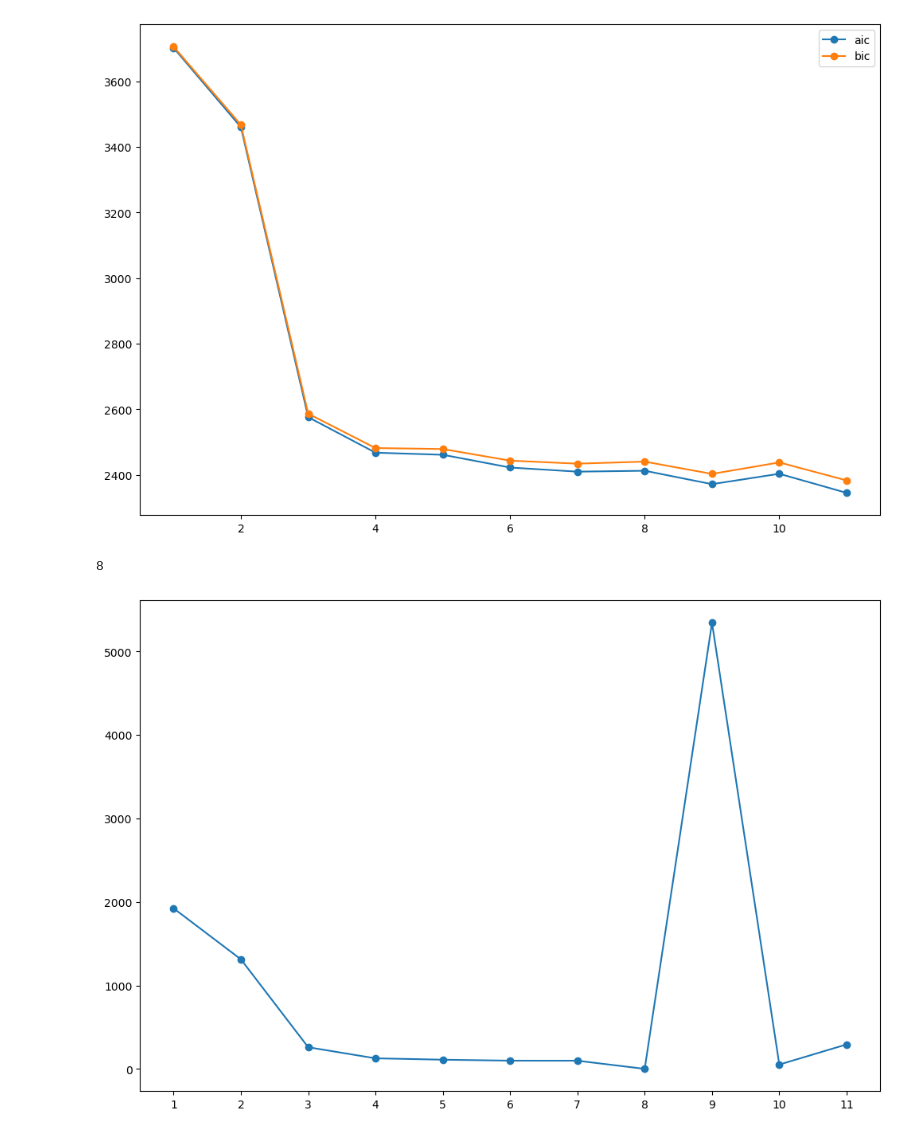
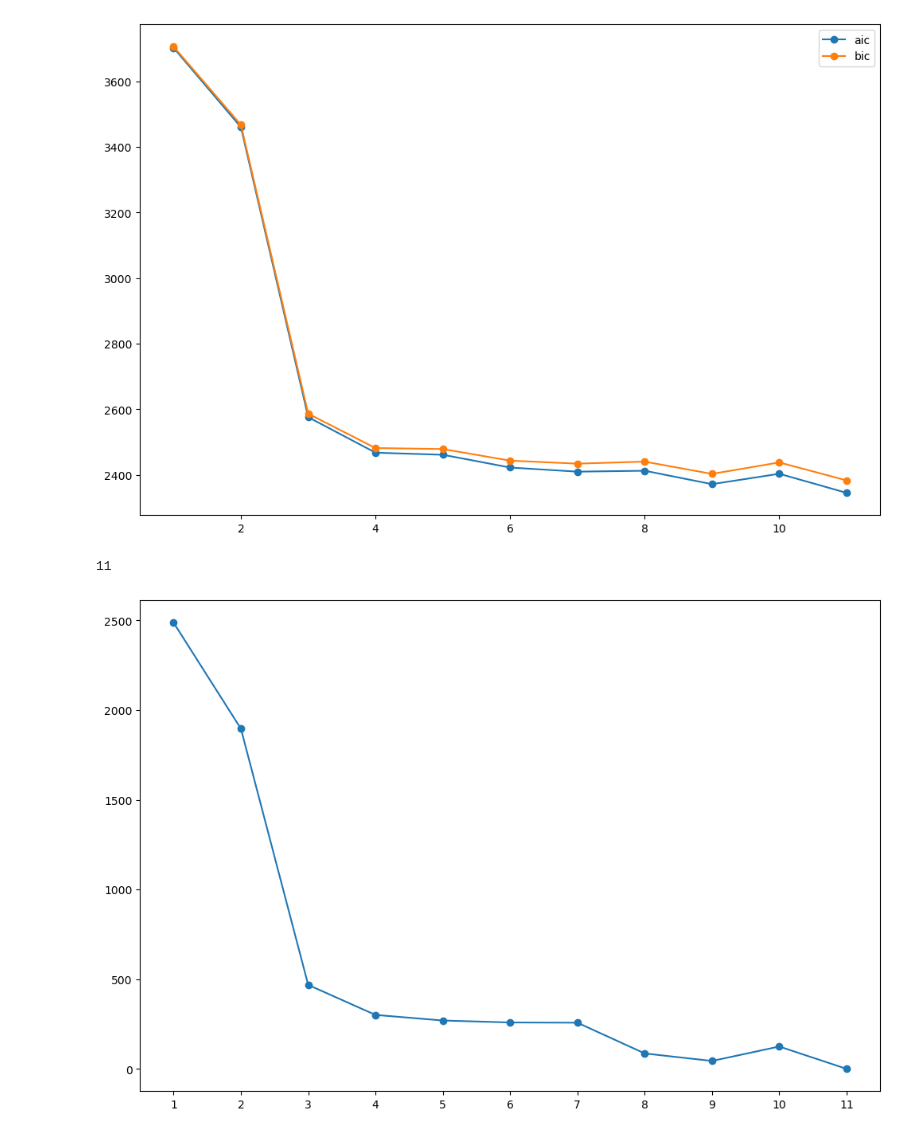
Before and after one commit to Pongpisit-Thanasutives/parametric-discovery, a Jupyter notebook: Spatial_KS_Equation_Chaotic_DEV1.ipynb, the cells around one changed output. Drawn from its saved outputs; the diff is of its cells as text; code cells hidden in the pictures.

```diff
--- a/Spatial_KS_Equation_Chaotic_DEV1.ipynb
+++ b/Spatial_KS_Equation_Chaotic_DEV1.ipynb
@@ -317,8 +317,9 @@ for com in complexities:
     uncertainties.append(uncert)
 uncertainties = np.array(uncertainties)
 
-nfft = None; axis = 1
-ground_periogram = periodogram(ifft(fft_Ut_grouped[:, :, 0]), nfft=nfft, axis=axis)[1]
+nfft = None; return_onesided = False
+# ground_periogram = periodogram(ifft(fft_Ut_grouped[:, :, 0]), nfft=nfft, axis=-1)[1]
+ground_periogram = periodogram(Ut_grouped[:, :, 0], return_onesided=return_onesided)[1]
 # %%
 epsilon = 1e-5
 time_integrator = lambda _: _
@@ -330,40 +331,45 @@ for com in complexities:
     vbics = []
     est_xi = np.zeros((fft_Theta_grouped[0].shape[-1], len(fft_Ut_grouped)))
     eff_indices = best_subsets[com][-1]
     for j in range(len(Theta_grouped)):
 #         est_xi[eff_indices, j:j+1] = BayesianRidge(fit_intercept=False).fit(Theta_grouped[j][:, eff_indices],
 #                                                                             Ut_grouped[j].flatten()).coef_.reshape(-1, 1)
         est_xi[eff_indices, j:j+1] = ARDRegression(fit_intercept=False).fit(Theta_grouped[j][:, eff_indices],
                                                                             Ut_grouped[j].flatten()).coef_.reshape(-1, 1)
 #         est_xi[eff_indices, j:j+1] = np.linalg.lstsq(Theta_grouped[j][:, eff_indices],
 #                                                      Ut_grouped[j],
 #                                                      rcond=None)[0]
-        post_prediction = fft_Theta_grouped[j][:, eff_indices]@(est_xi[eff_indices, j:j+1])
-        post_prediction = periodogram(ifft(post_prediction.flatten()))[1]
-        ground = periodogram(ifft(fft_Ut_grouped[j].flatten()))[1]
+#         post_prediction = fft_Theta_grouped[j][:, eff_indices]@(est_xi[eff_indices, j:j+1])
+#         post_prediction = periodogram(ifft(post_prediction.flatten()))[1]
+#         ground = periodogram(ifft(fft_Ut_grouped[j].flatten()))[1]
+        post_prediction = Theta_grouped[j][:, eff_indices]@(est_xi[eff_indices, j:j+1])
+        post_prediction = periodogram(post_prediction.T, return_onesided=return_onesided)[1]
+        ground = periodogram(Ut_grouped[j].T, return_onesided=return_onesided)[1]
         rss = np.linalg.norm(ground - post_prediction, 2)**2
         # vbics.append(rss2bic(rss, com+uncertainties[com-1], len(post_prediction), epsilon))
         vbics.append(rss2bic(rss, com, len(post_prediction), epsilon))
 
-    pred_group = ifft(prediction_group(fft_Theta_grouped, est_xi))
-    pred_periogram = periodogram(pred_group, nfft=nfft, axis=axis)[1]
+    # pred_group = ifft(prediction_group(fft_Theta_grouped, est_xi))
+    # pred_periogram = periodogram(pred_group, nfft=nfft, axis=axis)[1]
+    pred_group = prediction_group(Theta_grouped, est_xi)
+    pred_periogram = periodogram(pred_group, return_onesided=return_onesided)[1]
     diff_periogram = time_integrator(ground_periogram)-time_integrator(pred_periogram)
     res = np.vstack([diff_periogram[j] for j in range(len(diff_periogram))])
     nobs = np.prod(diff_periogram.shape)
     rss = np.linalg.norm(res, ord='fro')**2
     ics.append(nobs*np.log(2*np.pi*rss/nobs+epsilon) + np.log(nobs)*com)
     rss_list.append(rss)
     varying_bics.append(vbics)
 
 varying_bics = np.array(varying_bics)
 varying_bics_ranking = np.argsort(varying_bics.sum(axis=-1))
 print(np.argmin(ics)+1)
 plt.plot(complexities, ics-min(ics), '-o')
 plt.xticks(complexities)
 plt.show()
 # %% [output]
-8
+11
-[figure, old version]
+[figure, new version]
 # %%
 verbose = True
 tau = 3
```
Also changed, not shown: parts of 3 cells of this notebook.
